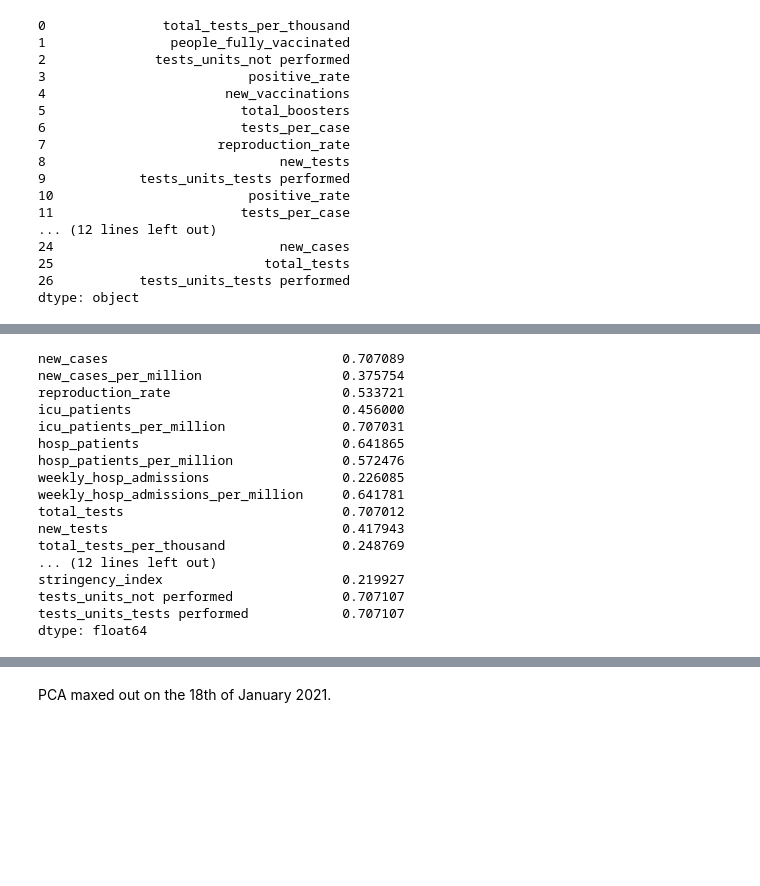
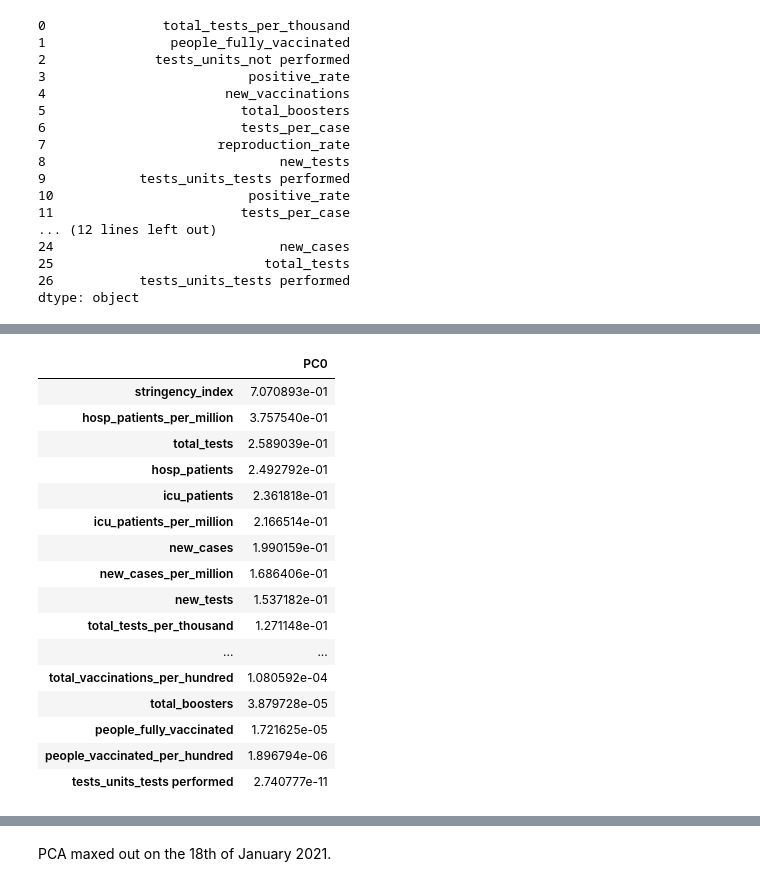
Before and after one commit to Thaps/DataScienceGuidedCapstone, a Jupyter notebook: Unit11A/EDACapstone/EDACapstone.ipynb, the cells around one changed output, grey strips where cells are left out. Saved outputs shown, nothing was run; the diff lists cells and outputs as text; code cells hidden in the pictures; blank space fills up the shorter version.

```diff
--- a/Unit11A/EDACapstone/EDACapstone.ipynb
+++ b/Unit11A/EDACapstone/EDACapstone.ipynb
@@ -586,20 +590,20 @@ Total tests per thousand and people fully vaccinated seem to contribute most to
 # %%
-pd.DataFrame(USdfPCA.components_, columns=USdf_new.columns).max()
+pd.DataFrame(np.abs(USdfPCA.components_[:,0]), index=USdf_new.columns, columns=['PC0']).sort_values(by='PC0', ascending=False)
 # %% [output]
-new_cases                              0.707089
-new_cases_per_million                  0.375754
-reproduction_rate                      0.533721
-icu_patients                           0.456000
-icu_patients_per_million               0.707031
-hosp_patients                          0.641865
-hosp_patients_per_million              0.572476
-weekly_hosp_admissions                 0.226085
-weekly_hosp_admissions_per_million     0.641781
-total_tests                            0.707012
-new_tests                              0.417943
-total_tests_per_thousand               0.248769
-... (12 lines left out)
-stringency_index                       0.219927
-tests_units_not performed              0.707107
-tests_units_tests performed            0.707107
-dtype: float64
+|  | PC0 |
+| stringency_index | 7.070893e-01 |
+| hosp_patients_per_million | 3.757540e-01 |
+| total_tests | 2.589039e-01 |
+| hosp_patients | 2.492792e-01 |
+| icu_patients | 2.361818e-01 |
+| icu_patients_per_million | 2.166514e-01 |
+| new_cases | 1.990159e-01 |
+| new_cases_per_million | 1.686406e-01 |
+| new_tests | 1.537182e-01 |
+| total_tests_per_thousand | 1.271148e-01 |
+| ... | ... |
+| total_vaccinations_per_hundred | 1.080592e-04 |
+| total_boosters | 3.879728e-05 |
+| people_fully_vaccinated | 1.721625e-05 |
+| people_vaccinated_per_hundred | 1.896794e-06 |
+| tests_units_tests performed | 2.740777e-11 |
```
Also changed, not shown: parts of 14 cells of this notebook, 4 other files.
